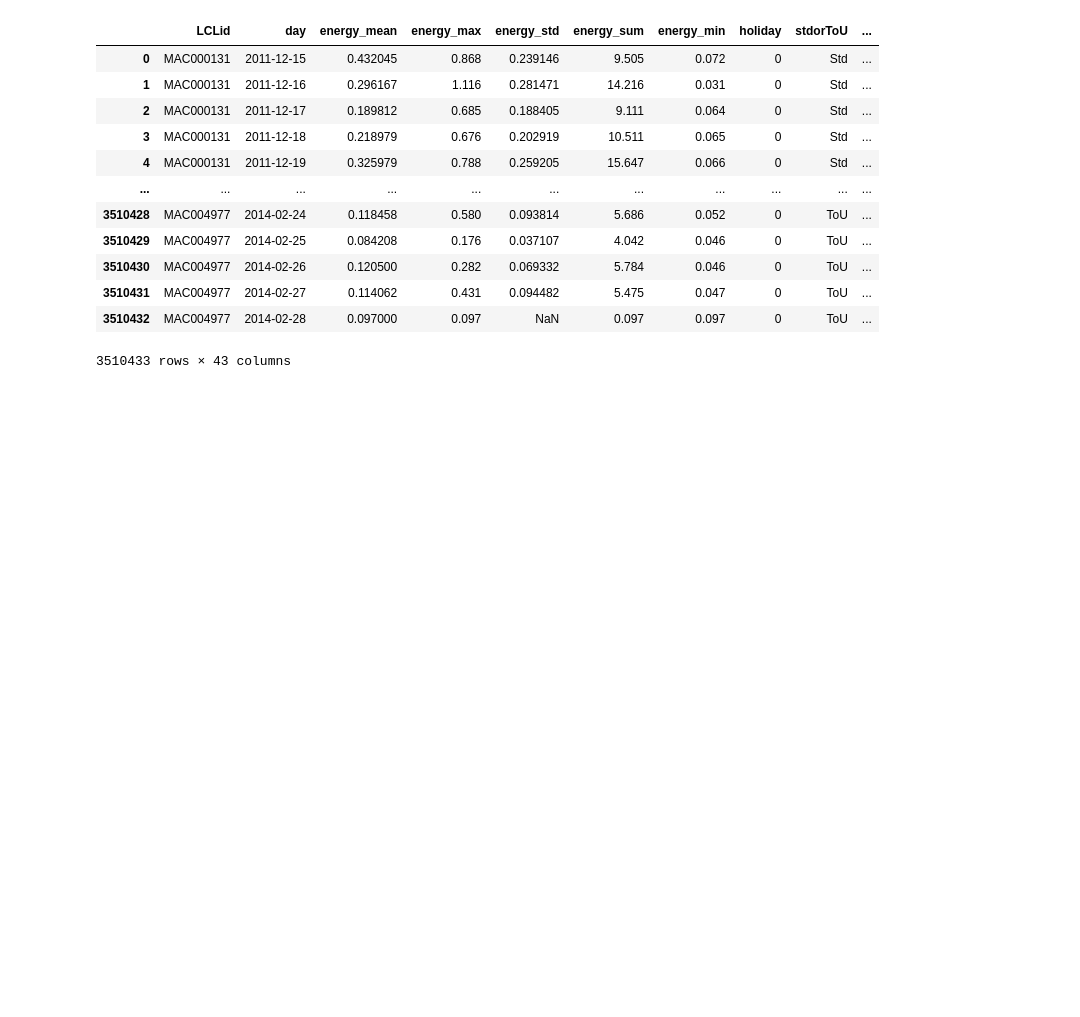
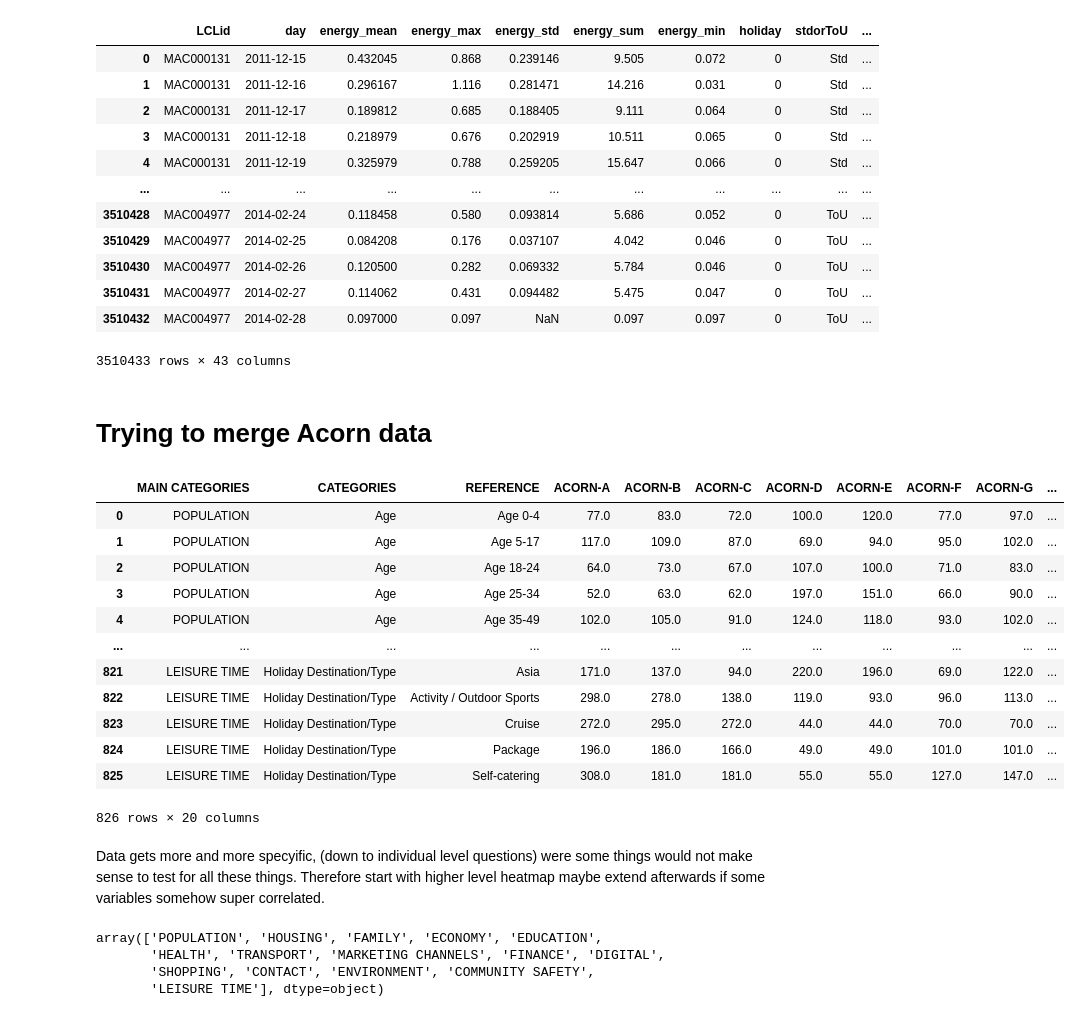
Before and after one commit to K4Ling/CS512, a Jupyter notebook: DataMerge.ipynb, the cells around one changed output. Drawn from its saved outputs; the diff is of its cells as text; code cells hidden in the pictures; blank space fills up the shorter version.

```diff
--- a/DataMerge.ipynb
+++ b/DataMerge.ipynb
@@ -178,3 +166,32 @@ big_data_set
 3510433 rows × 43 columns
 # %%
 big_data_set.to_pickle('ProjectData/bigdataset.pkl')
+# %% [markdown]
+# Trying to merge Acorn data
+# %%
+filehandle = 'ProjectData/acorn_details.csv'
+acorn_props = pd.read_csv(filehandle)
+acorn_props
+# %% [output]
+|  | MAIN CATEGORIES | CATEGORIES | REFERENCE | ACORN-A | ACORN-B | ACORN-C | ACORN-D | ACORN-E | ACORN-F | ACORN-G | ... |
+| 0 | POPULATION | Age | Age 0-4 | 77.0 | 83.0 | 72.0 | 100.0 | 120.0 | 77.0 | 97.0 | ... |
+| 1 | POPULATION | Age | Age 5-17 | 117.0 | 109.0 | 87.0 | 69.0 | 94.0 | 95.0 | 102.0 | ... |
+| 2 | POPULATION | Age | Age 18-24 | 64.0 | 73.0 | 67.0 | 107.0 | 100.0 | 71.0 | 83.0 | ... |
+| 3 | POPULATION | Age | Age 25-34 | 52.0 | 63.0 | 62.0 | 197.0 | 151.0 | 66.0 | 90.0 | ... |
+| 4 | POPULATION | Age | Age 35-49 | 102.0 | 105.0 | 91.0 | 124.0 | 118.0 | 93.0 | 102.0 | ... |
+| ... | ... | ... | ... | ... | ... | ... | ... | ... | ... | ... | ... |
+| 821 | LEISURE TIME | Holiday Destination/Type | Asia | 171.0 | 137.0 | 94.0 | 220.0 | 196.0 | 69.0 | 122.0 | ... |
+| 822 | LEISURE TIME | Holiday Destination/Type | Activity / Outdoor Sports | 298.0 | 278.0 | 138.0 | 119.0 | 93.0 | 96.0 | 113.0 | ... |
+| 823 | LEISURE TIME | Holiday Destination/Type | Cruise | 272.0 | 295.0 | 272.0 | 44.0 | 44.0 | 70.0 | 70.0 | ... |
+| 824 | LEISURE TIME | Holiday Destination/Type | Package | 196.0 | 186.0 | 166.0 | 49.0 | 49.0 | 101.0 | 101.0 | ... |
+| 825 | LEISURE TIME | Holiday Destination/Type | Self-catering | 308.0 | 181.0 | 181.0 | 55.0 | 55.0 | 127.0 | 147.0 | ... |
+826 rows × 20 columns
+# %% [markdown]
+Data gets more and more specyific, (down to individual level questions) were some things would not make sense to test for all these things. Therefore start with higher level heatmap maybe extend afterwards if some variables somehow super correlated.
+# %%
+acorn_props['MAIN CATEGORIES'].unique()
+# %% [output]
+array(['POPULATION', 'HOUSING', 'FAMILY', 'ECONOMY', 'EDUCATION',
+       'HEALTH', 'TRANSPORT', 'MARKETING CHANNELS', 'FINANCE', 'DIGITAL',
+       'SHOPPING', 'CONTACT', 'ENVIRONMENT', 'COMMUNITY SAFETY',
+       'LEISURE TIME'], dtype=object)
```
Also changed, not shown: parts of 14 cells of this notebook.
